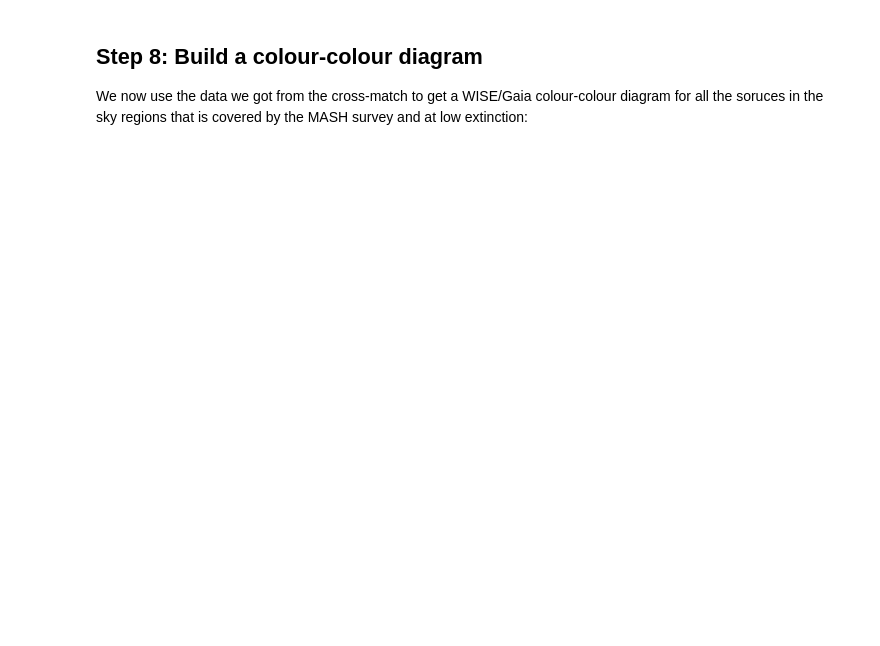
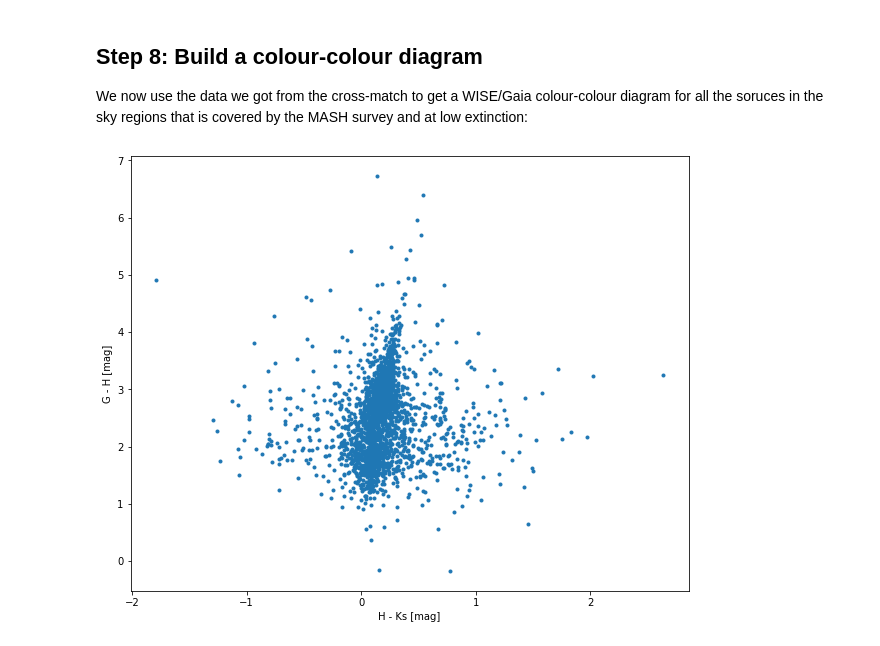
Before and after one commit to cds-astro/tutorials, a Jupyter notebook: Notebooks/HiPS_and_MOC.ipynb, the cells around one changed output. Saved outputs shown, nothing was run; the diff lists cells and outputs as text; code cells hidden in the pictures; blank space fills up the shorter version.

```diff
--- a/Notebooks/HiPS_and_MOC.ipynb
+++ b/Notebooks/HiPS_and_MOC.ipynb
@@ -253,10 +476,11 @@ match_cat
 
 We now use the data we got from the cross-match to get a WISE/Gaia colour-colour diagram for all the soruces in the sky regions that is covered by the MASH survey and at low extinction:
 # %%
-sns.set_style('darkgrid')
-fig = plt.figure(figsize=(10.0, 8.0))
-ax = fig.add_axes([0.17, 0.17, 0.77, 0.77])
+fig, ax = plt.subplots(figsize=(10, 8))
 ax.plot(match_cat['Hmag'] - match_cat['Kmag'],
         match_cat['Gmag'] - match_cat['Hmag'], linestyle='', marker='.')
 ax.set_xlabel('H - Ks [mag]')
 ax.set_ylabel('G - H [mag]')
+plt.show()
+# %% [output]
+[figure, added]
```
Also changed, not shown: parts of 28 cells of this notebook.
